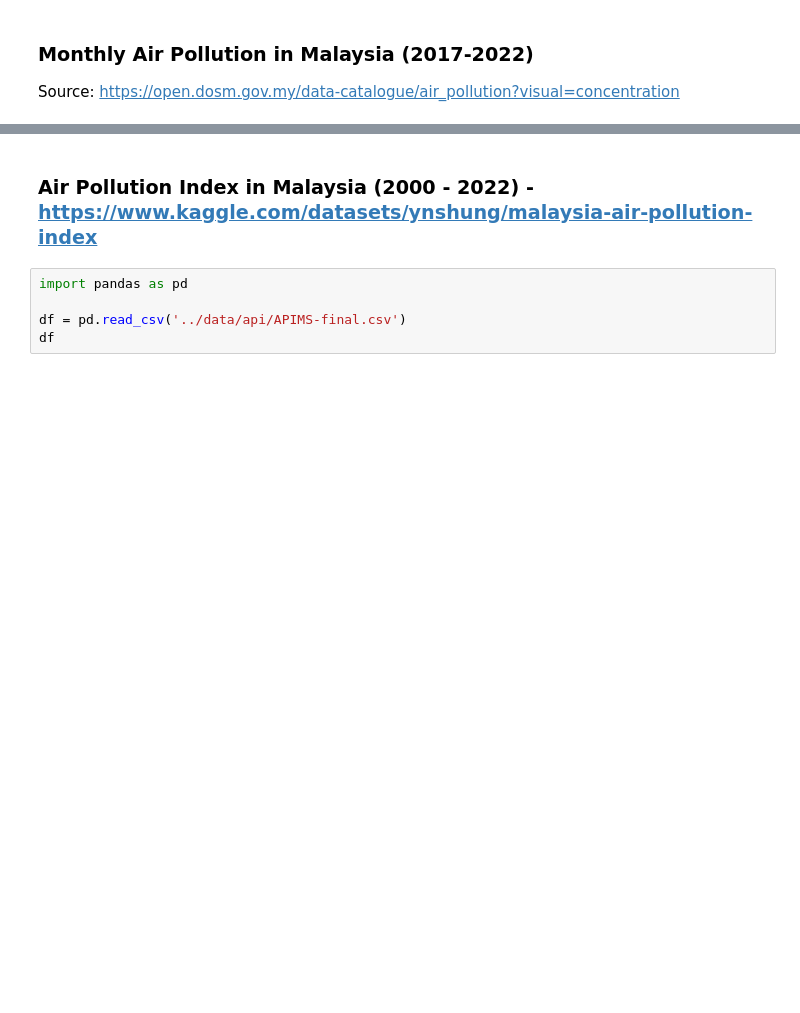
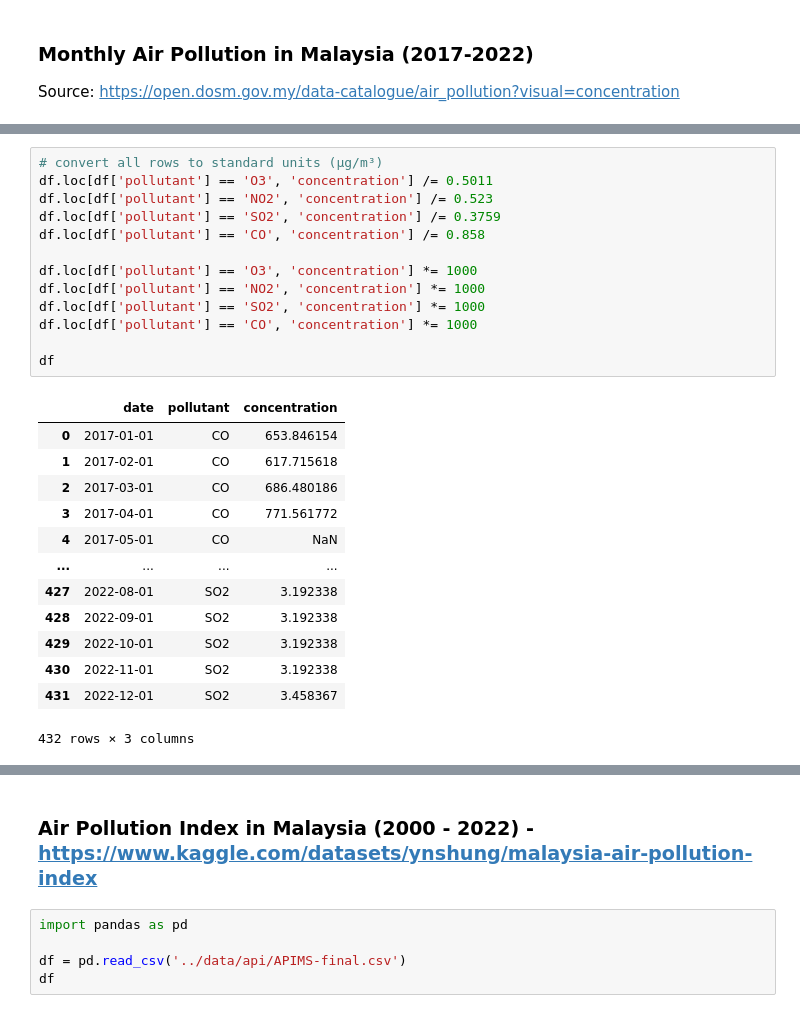
Before and after one commit to NotHLee/FIT3179_A2, a Jupyter notebook: data/cleaning.ipynb, the cells around one changed output, grey strips where cells are left out. Drawn from its saved outputs; the diff is of its cells as text; blank space fills up the shorter version.

```diff
--- a/data/cleaning.ipynb
+++ b/data/cleaning.ipynb
@@ -32,0 +37,27 @@ for pollutant in pollutants:
+# %%
+# convert all rows to standard units (µg/m³)
+df.loc[df['pollutant'] == 'O3', 'concentration'] /= 0.5011
+df.loc[df['pollutant'] == 'NO2', 'concentration'] /= 0.523
+df.loc[df['pollutant'] == 'SO2', 'concentration'] /= 0.3759
+df.loc[df['pollutant'] == 'CO', 'concentration'] /= 0.858
+
+df.loc[df['pollutant'] == 'O3', 'concentration'] *= 1000
+df.loc[df['pollutant'] == 'NO2', 'concentration'] *= 1000
+df.loc[df['pollutant'] == 'SO2', 'concentration'] *= 1000
+df.loc[df['pollutant'] == 'CO', 'concentration'] *= 1000
+
+df
+# %% [output]
+|  | date | pollutant | concentration |
+| 0 | 2017-01-01 | CO | 653.846154 |
+| 1 | 2017-02-01 | CO | 617.715618 |
+| 2 | 2017-03-01 | CO | 686.480186 |
+| 3 | 2017-04-01 | CO | 771.561772 |
+| 4 | 2017-05-01 | CO | NaN |
+| ... | ... | ... | ... |
+| 427 | 2022-08-01 | SO2 | 3.192338 |
+| 428 | 2022-09-01 | SO2 | 3.192338 |
+| 429 | 2022-10-01 | SO2 | 3.192338 |
+| 430 | 2022-11-01 | SO2 | 3.192338 |
+| 431 | 2022-12-01 | SO2 | 3.458367 |
+432 rows × 3 columns
```
Also changed, not shown: parts of 12 cells of this notebook, 8 other files.
